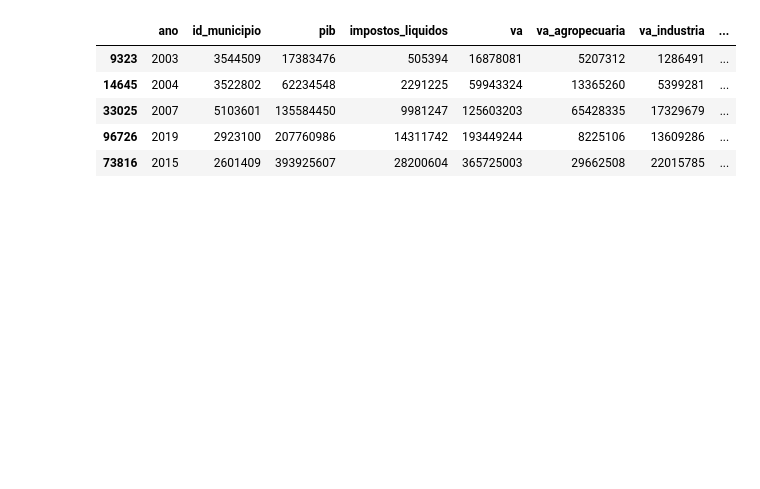
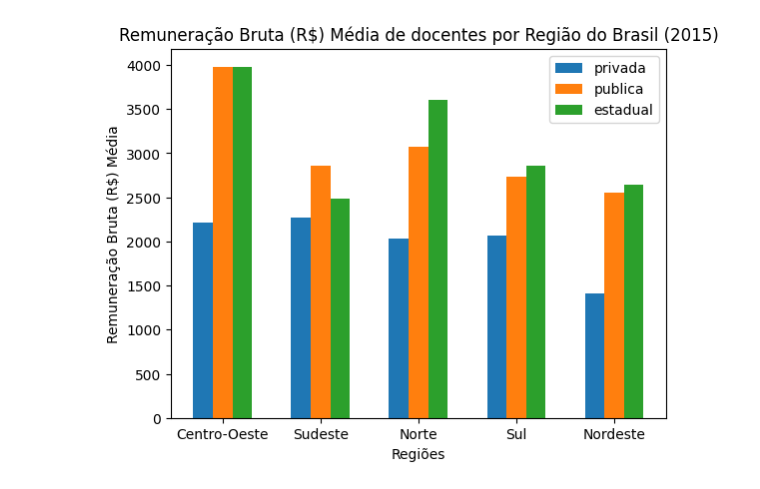
Before and after one commit to storino/ps-analytica, a Jupyter notebook: a3/indic_analysis.ipynb, the cells around one changed output. Saved outputs shown, nothing was run; the diff lists cells and outputs as text; code cells hidden in the pictures; blank space fills up the shorter version.

Commit message:
adicionando visualizacao

```diff
--- a/a3/indic_analysis.ipynb
+++ b/a3/indic_analysis.ipynb
@@ -8,9 +6,32 @@ billing_project_id="45888281253")
-# %%
-df.sample(5)
-# %% [output]
-|  | ano | id_municipio | pib | impostos_liquidos | va | va_agropecuaria | va_industria | ... |
-| 9323 | 2003 | 3544509 | 17383476 | 505394 | 16878081 | 5207312 | 1286491 | ... |
-| 14645 | 2004 | 3522802 | 62234548 | 2291225 | 59943324 | 13365260 | 5399281 | ... |
-| 33025 | 2007 | 5103601 | 135584450 | 9981247 | 125603203 | 65428335 | 17329679 | ... |
-| 96726 | 2019 | 2923100 | 207760986 | 14311742 | 193449244 | 8225106 | 13609286 | ... |
-| 73816 | 2015 | 2601409 | 393925607 | 28200604 | 365725003 | 29662508 | 22015785 | ... |
+# %%
+Centro_Oeste = ['MS', 'MT', 'GO', 'DF']
+Sudeste = ['SP', 'RJ', 'ES']
+Norte = ['AC', 'AP', 'AM', 'PA', 'RO', 'RR', 'TO']
+Sul = ['PR', 'RS', 'SC']
+Nordeste = ['SE', 'PE', 'PI', 'MA', 'CE', 'RN', 'PB', 'AL', 'BA']
+Regioes_br = [Centro_Oeste, Sudeste, Norte, Sul, Nordeste]
+# %%
+df_uf_rem = bd.read_sql("SELECT sigla_uf,rede,rem_bruta_rais_media \
+    FROM `basedosdados.br_inep_indicadores_educacionais.uf_remuneracao_docentes` \
+    WHERE ano=2015 and escolaridade='total';",
+billing_project_id='45888281253')
+
+bw = .2
+Redes = set(df_uf_rem['rede'].values)
+r = np.arange(len(Regioes_br))
+y = []
+for rede in Redes:
+    y = []
+    r = [i + bw for i in r]
+    for reg in Regioes_br:
+        y.append(sum(df_uf_rem.loc[df_uf_rem['rede'] == rede].loc[df_uf_rem['sigla_uf'].isin(reg)]['rem_bruta_rais_media'])/len(reg))
+    plt.bar(r,y, width=bw, label=rede)
+
+plt.xlabel('Regiões')
+plt.ylabel('Remuneração Bruta (R$) Média')
+plt.xticks([i + bw+.2 for i in range(len(y))], ['Centro-Oeste', 'Sudeste', 'Norte', 'Sul', 'Nordeste'])
+plt.legend()
+plt.title('Remuneração Bruta (R$) Média de docentes por Região do Brasil (2015)')
+plt.show()
+# %% [output]
+[figure, added]
```
Also changed, not shown: parts of 6 cells of this notebook.
